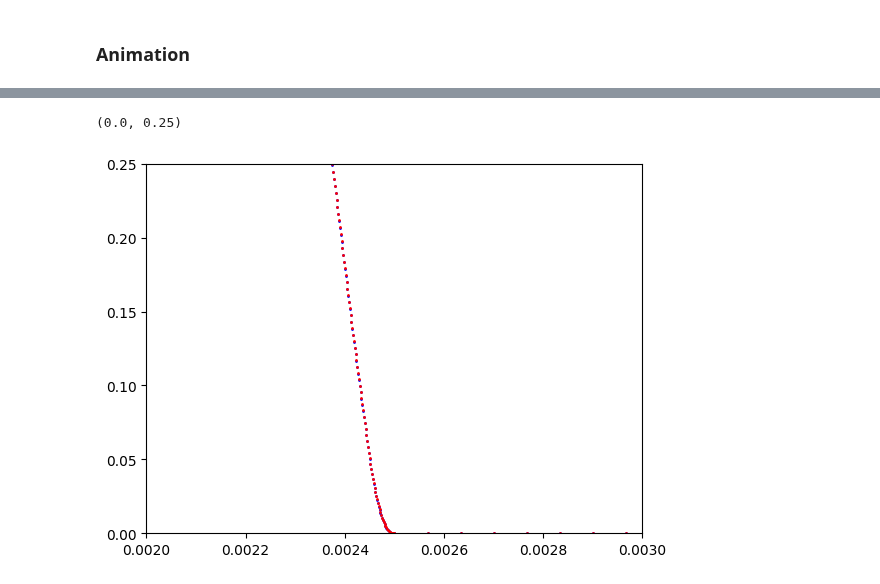
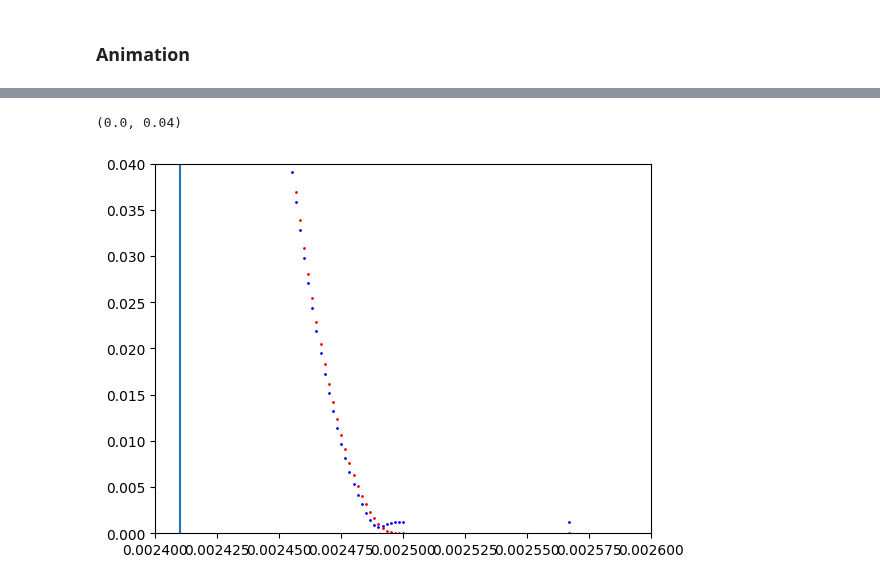
Before and after one commit to dantona02/optim, a Jupyter notebook: testing.ipynb, the cells around one changed output, grey strips where cells are left out. Saved outputs shown, nothing was run; the diff lists cells and outputs as text; code cells hidden in the pictures.

```diff
--- a/testing.ipynb
+++ b/testing.ipynb
@@ -7,10 +7,11 @@ import matplotlib.pyplot as plt
 # %%
 low = -20e-6
 high = 20e-6
-n_iso = 1000
+n_iso = 2000
 z_pos = np.linspace(low, high, n_iso)
 z_pos = np.append(z_pos, 0)
 z_pos = np.sort(z_pos)
+# z_pos = np.random.permutation(z_pos)
 # %%
 seq_path_gauss = 'seq_lib/10_ETM.seq'
 config_path = 'sim_lib/config_1pool.yaml'
@@ -59,6 +48,7 @@ plt_range = [0.0, 0.0353] #1ETM
 # plt_range = [0.1250, 0.141] #10ETM
 # plt_range = [0.0675, 0.09]
 plt_range = [0.08, 0.1]
+plt_range = [0.4, 0.5]
 
 # _ = plot_sim(m_out=[m_z, m_z_total], time=time, plt_range=plt_range, iso_select=iso_select)
 _ = plot_sim(m_out=[m_c, m_c_total], time=time, plt_range=plt_range, iso_select=iso_select)
@@ -177,16 +167,17 @@ resulst = (m_trans_plus-m_trans_minus)
 # %%
 plt.plot(x_rf,m_trans_plus[:300], 'o', markersize=1, c='b')
 plt.plot(x_spoil,m_trans_plus[300:600], 'o', markersize=1, c='b')
 plt.plot(x_adc,m_trans_plus[600:], 'o', markersize=1, c='b')
 
 plt.plot(x_rf,m_trans_minus[:300], 'o', markersize=1, c='r')
 plt.plot(x_spoil,m_trans_minus[300:600], 'o', markersize=1, c='r')
 plt.plot(x_adc,m_trans_minus[600:], 'o', markersize=1, c='r')
 # plt.axhline(0, c='black')
-
-plt.xlim(0.002, 0.003)
-plt.ylim(0, 0.25)
+plt.axvline(0.00241)
+# plt.xlim(0.00235, 0.00245)
+plt.xlim(0.0024, 0.0026)
+plt.ylim(0, 0.04)
 # %% [output]
-(0.0, 0.25)
+(0.0, 0.04)
-[figure, old version]
+[figure, new version]
 # %%
```
Also changed, not shown: parts of 8 cells of this notebook, 5 other files.
